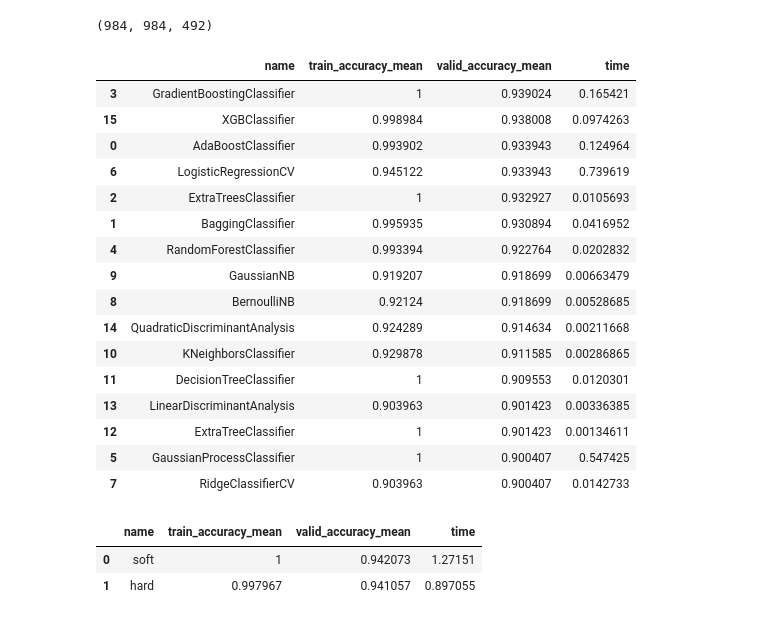
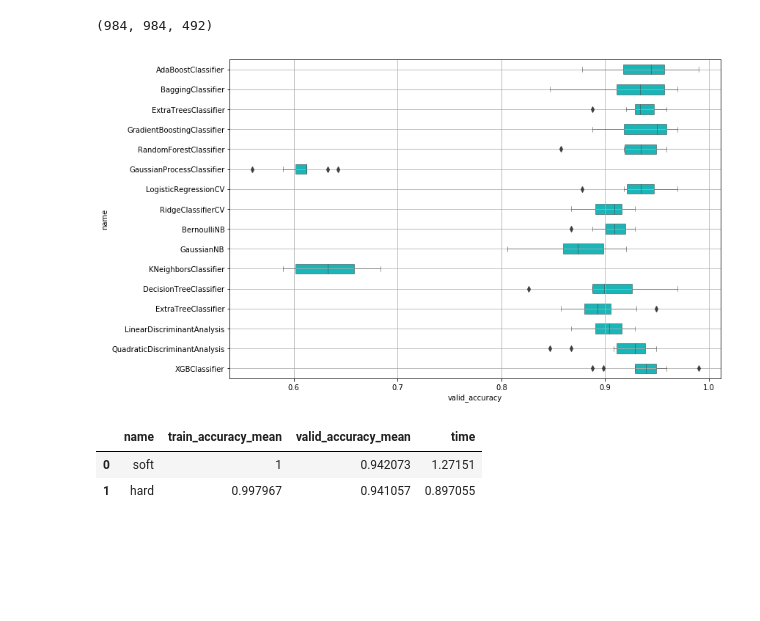
Before and after one commit to Gin04gh/datascience, a Jupyter notebook: kaggle_dataset_credit_card_fraud_detection/notebook.ipynb, the cells around one changed output. Saved outputs shown, nothing was run; the diff lists cells and outputs as text; code cells hidden in the pictures; blank space fills up the shorter version.

```diff
--- a/kaggle_dataset_credit_card_fraud_detection/notebook.ipynb
+++ b/kaggle_dataset_credit_card_fraud_detection/notebook.ipynb
@@ -182,62 +182,44 @@ models = [
     linear_model.RidgeClassifierCV(),
 
     #Navies Bayes
     naive_bayes.BernoulliNB(),
     naive_bayes.GaussianNB(),
 
     #Nearest Neighbor
     neighbors.KNeighborsClassifier(),
 
     #Trees
     tree.DecisionTreeClassifier(),
     tree.ExtraTreeClassifier(),
 
     #Discriminant Analysis
     discriminant_analysis.LinearDiscriminantAnalysis(),
     discriminant_analysis.QuadraticDiscriminantAnalysis(),
 
     #xgboost
     XGBClassifier()
 
 ]
 
-df_compare = pd.DataFrame(columns=['name', 'train_accuracy_mean', 'valid_accuracy_mean', 'time'])
+df_compare = pd.DataFrame(columns=['name', 'train_accuracy', 'valid_accuracy', 'time'])
 scoring = ['accuracy']
 
-for i, model in tqdm(enumerate(models), total=len(models)):
+for model in tqdm(models):
 
     name = model.__class__.__name__
 
-    cv_rlts = model_selection.cross_validate(model, df_sampled_x, df_sampled_y, scoring=scoring, return_train_score=True)
+    cv_rlts = model_selection.cross_validate(model, df_sampled_x, df_sampled_y, scoring=scoring, cv=10, return_train_score=True)
 
-    df_compare.loc[i, 'name'] = name
-    df_compare.loc[i, 'train_accuracy_mean'] = cv_rlts['train_accuracy'].mean()
-    df_compare.loc[i, 'valid_accuracy_mean'] = cv_rlts['test_accuracy'].mean()
-    df_compare.loc[i, 'time'] = cv_rlts['fit_time'].mean()
+    for i in range(10):
+        s = pd.Series([name, cv_rlts['train_accuracy'][i], cv_rlts['test_accuracy'][i], cv_rlts['fit_time'][i]], index=df_compare.columns, name=name+str(i))
+        df_compare = df_compare.append(s)
 
-cols = df_compare.columns.tolist()
-cols.remove('name')
-df_compare[cols] = df_compare[cols].astype(np.float64)
-df_compare.sort_values(by='valid_accuracy_mean', ascending=False, inplace=True)
-df_compare.style.background_gradient(axis=0, cmap=cm)
+plt.figure(figsize=(12,8))
+sns.boxplot(data=df_compare, y='name', x='valid_accuracy', orient='h', color=base_color, linewidth=0.5, width=0.5)
+plt.grid()
+plt.show()
 # %% [output]
-|  | name | train_accuracy_mean | valid_accuracy_mean | time |
-| 3 | GradientBoostingClassifier | 1 | 0.939024 | 0.165421 |
-| 15 | XGBClassifier | 0.998984 | 0.938008 | 0.0974263 |
-| 0 | AdaBoostClassifier | 0.993902 | 0.933943 | 0.124964 |
-| 6 | LogisticRegressionCV | 0.945122 | 0.933943 | 0.739619 |
-| 2 | ExtraTreesClassifier | 1 | 0.932927 | 0.0105693 |
-| 1 | BaggingClassifier | 0.995935 | 0.930894 | 0.0416952 |
-| 4 | RandomForestClassifier | 0.993394 | 0.922764 | 0.0202832 |
-| 9 | GaussianNB | 0.919207 | 0.918699 | 0.00663479 |
-| 8 | BernoulliNB | 0.92124 | 0.918699 | 0.00528685 |
-| 14 | QuadraticDiscriminantAnalysis | 0.924289 | 0.914634 | 0.00211668 |
-| 10 | KNeighborsClassifier | 0.929878 | 0.911585 | 0.00286865 |
-| 11 | DecisionTreeClassifier | 1 | 0.909553 | 0.0120301 |
-| 13 | LinearDiscriminantAnalysis | 0.903963 | 0.901423 | 0.00336385 |
-| 12 | ExtraTreeClassifier | 1 | 0.901423 | 0.00134611 |
-| 5 | GaussianProcessClassifier | 1 | 0.900407 | 0.547425 |
-| 7 | RidgeClassifierCV | 0.903963 | 0.900407 | 0.0142733 |
+[figure, added]
 # %%
 # 精度の良いモデルを選んで、投票モデルを学習
 
```
Also changed, not shown: parts of 2 cells of this notebook.
